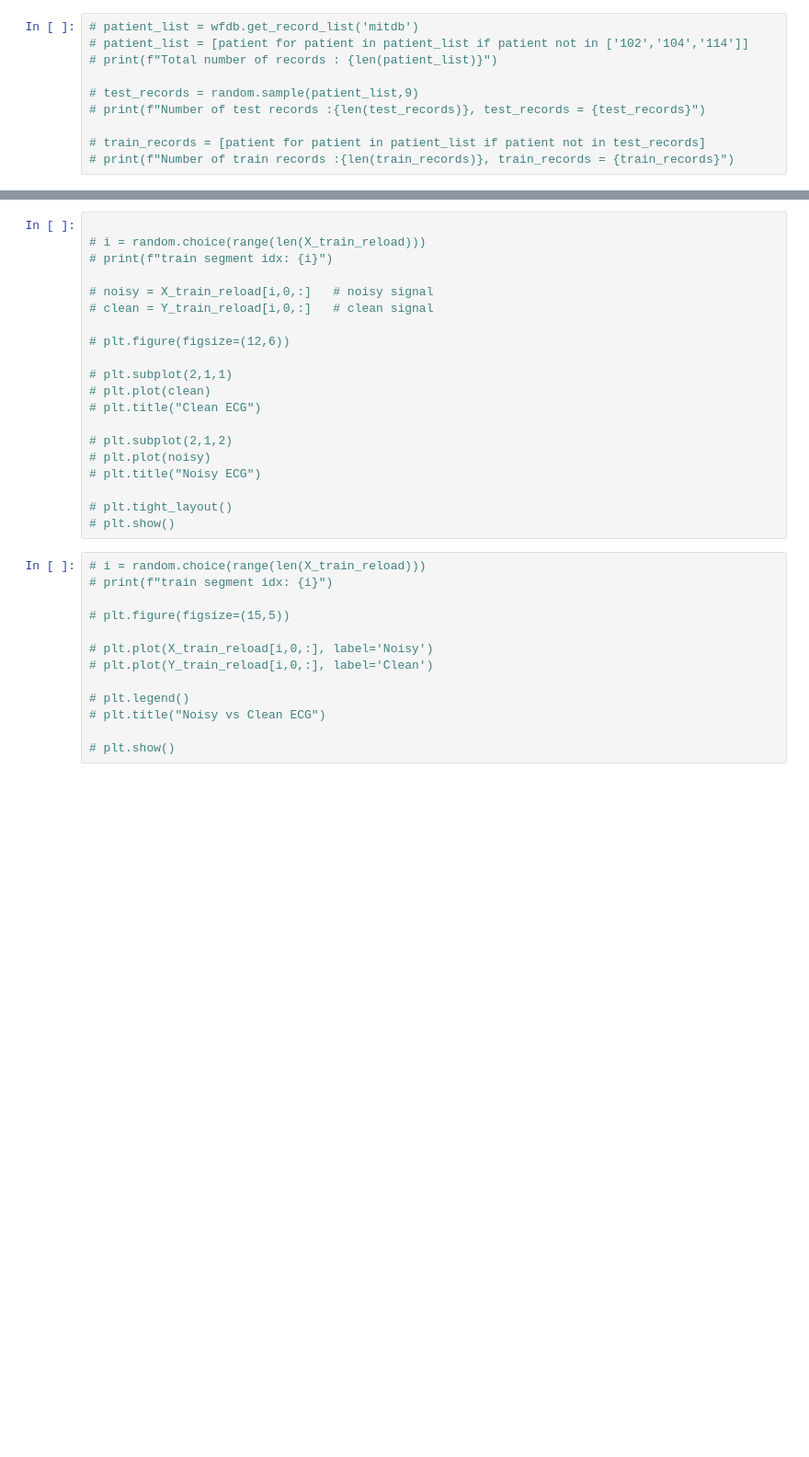
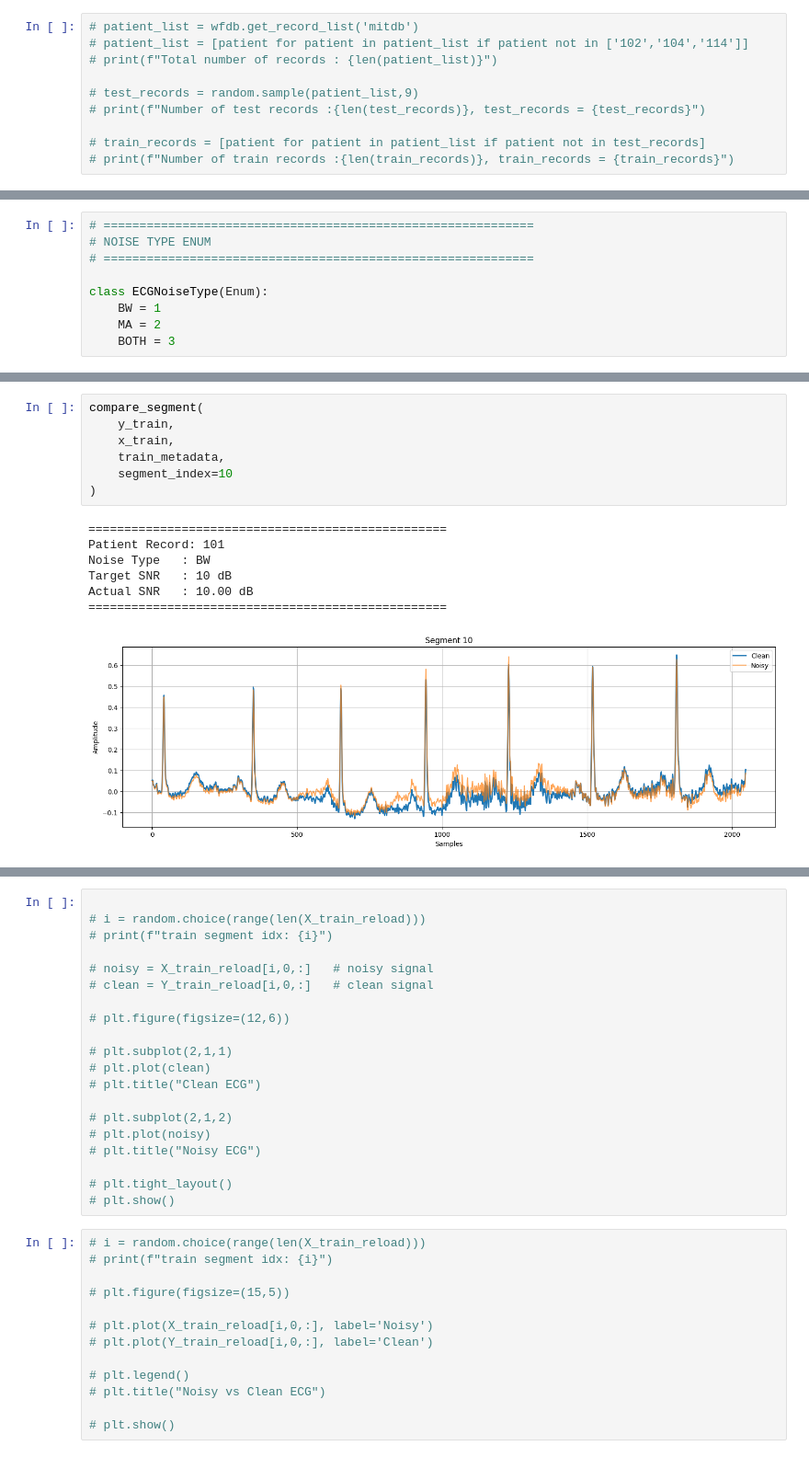
Before and after one commit to halashaheen/CAE-For-ECG-denoising, a Jupyter notebook: ECG_Denoiser_and_Classifier_via_CAE.ipynb, the cells around one changed output, grey strips where cells are left out. Shown at 92% size. Saved outputs shown, nothing was run; the diff lists cells and outputs as text; blank space fills up the shorter version.

```diff
--- a/ECG_Denoiser_and_Classifier_via_CAE.ipynb
+++ b/ECG_Denoiser_and_Classifier_via_CAE.ipynb
@@ -41,3 +79,12 @@ N_ITERATIONS = 100
+# %%
+# ============================================================
+# NOISE TYPE ENUM
+# ============================================================
+
+class ECGNoiseType(Enum):
+    BW = 1
+    MA = 2
+    BOTH = 3
 # %%
 def normalize_signal(signal):
     # standardization
@@ -316,0 +969,15 @@ def create_dataset(record_list,
+# %%
+compare_segment(
+    y_train,
+    x_train,
+    train_metadata,
+    segment_index=10
+)
+# %% [output]
+==================================================
+Patient Record: 101
+Noise Type   : BW
+Target SNR   : 10 dB
+Actual SNR   : 10.00 dB
+==================================================
+[figure, added]
```
Also changed, not shown: parts of 38 cells of this notebook.
